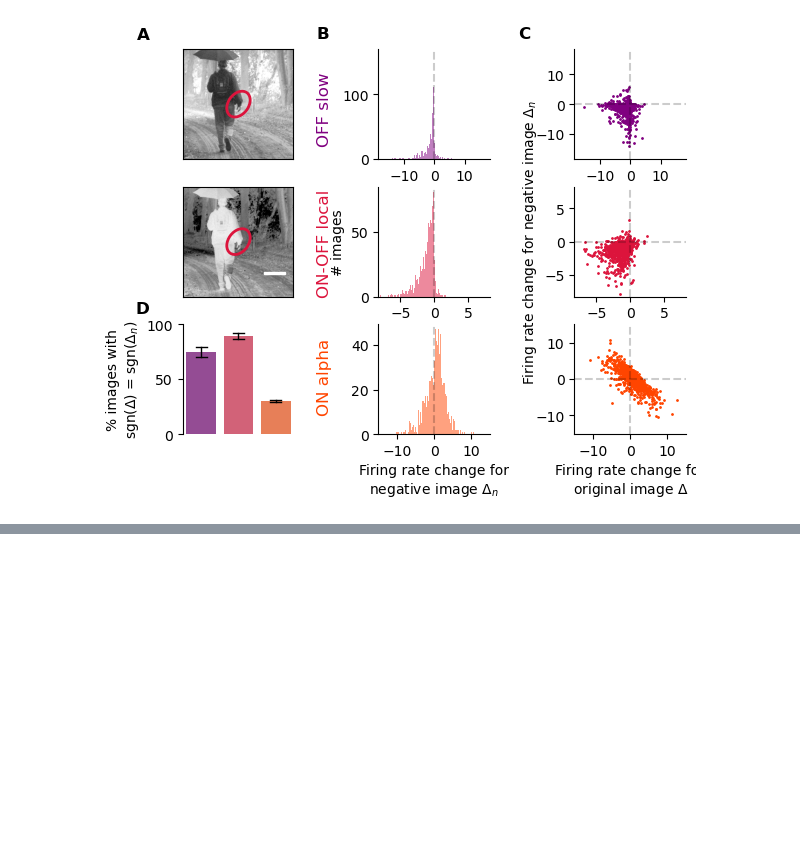
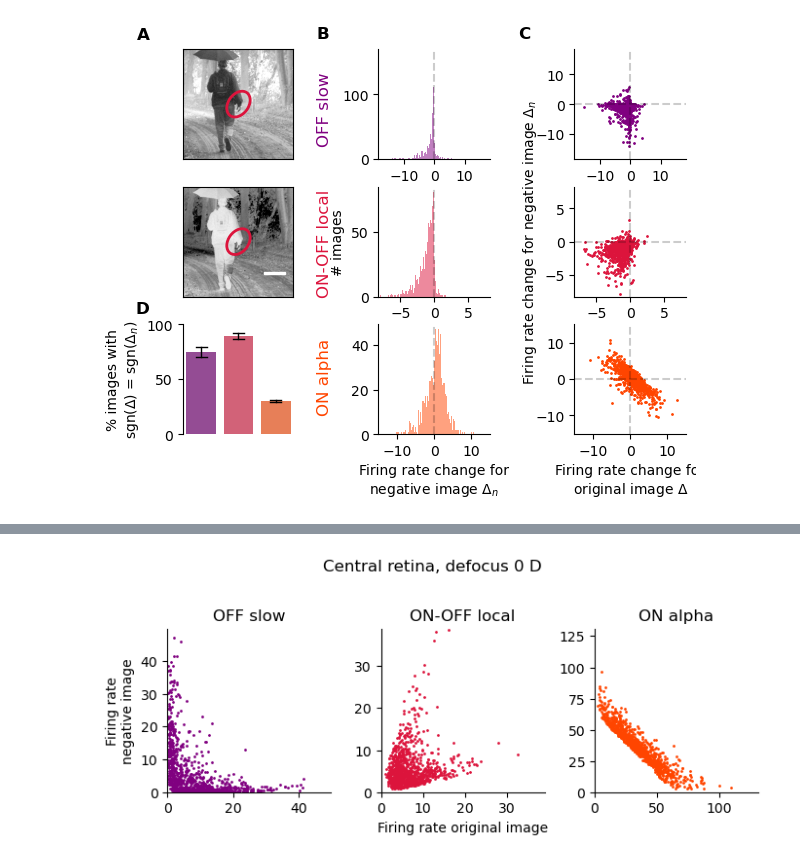
Before and after one commit to sagoethals/Defocus_detection_2024, a Jupyter notebook: Figure_4.ipynb, the cells around one changed output, grey strips where cells are left out. Drawn from its saved outputs; the diff is of its cells as text; code cells hidden in the pictures; blank space fills up the shorter version.

```diff
--- a/Figure_4.ipynb
+++ b/Figure_4.ipynb
@@ -1,5 +1,5 @@
 # %%
-rootF = 'D:/Data/Paper defocus/'
+rootF = 'D:/Data/Paper defocus/Defocus detection data/'
 # %%
 import os as os
 import sys
@@ -734,0 +737,86 @@ Example cell: 130
+# %%
+idx_ref = 4
+src = 0
+
+fig = figure(figsize=(7, 3))
+fig.suptitle('Central retina, defocus 0 D')
+gs = fig.add_gridspec(1, 3,)
+
+##### OFF slow, cluster 20
+print ('OFF slow')
+iExp = 2
+cell_nb = 20
+index = where(clusters_all_experiments[iExp] == cell_nb)[0][0]
+
+print (cell_nb)
+
+lim_min = amin(model_spike_counts_all_experiments[iExp][:, 0, idx_ref, src, index])
+lim_max = amax(model_spike_counts_all_experiments[iExp][:, 0, idx_ref, src, index])
+lim = 1.2*max(abs(lim_min), lim_max)
+
+### Scatter
+ax = fig.add_subplot(gs[0])
+ax.scatter(model_spike_counts_all_experiments[iExp][:, 0, idx_ref, src, index], \
+           model_spike_counts_all_experiments[iExp][:, 1, idx_ref, src, index],\
+            s=1, color = 'purple')
+ax.spines['top'].set_visible(False)
+ax.spines['right'].set_visible(False)
+ax.set_xlim(0, lim)
+ax.set_ylim(0, lim)
+ax.set_ylabel('Firing rate\nnegative image')
+ax.set_title('OFF slow')
+ax.set_aspect('equal')
+
+##### ON-OFF local
+print ('ON OFF local OS')
+iExp = 2
+cell_nb = 130
+index = where(clusters_all_experiments[iExp] == cell_nb)[0][0]
+print (cell_nb)
+
+lim_min = amin(model_spike_counts_all_experiments[iExp][:, 0, idx_ref, src, index])
+lim_max = amax(model_spike_counts_all_experiments[iExp][:, 0, idx_ref, src, index])
+lim = 1.2*max(abs(lim_min), lim_max)
+
+### Scatter
+ax = fig.add_subplot(gs[1])
+ax.scatter(model_spike_counts_all_experiments[iExp][:, 0, idx_ref, src, index], \
+           model_spike_counts_all_experiments[iExp][:, 1, idx_ref, src, index], s=1, color = 'crimson')
+ax.spines['top'].set_visible(False)
+ax.spines['right'].set_visible(False)
+ax.set_xlim(0, lim)
+ax.set_ylim(0, lim)
+ax.set_xlabel('Firing rate original image')
+ax.set_title('ON-OFF local')
+ax.set_aspect('equal')
+
+##### ON alpha, cluster 449
+print ('ON alpha')
+iExp = 2
+cell_nb = 435
+index = where(clusters_all_experiments[iExp] == cell_nb)[0][0]
+
+print (cell_nb)
+
+lim_min = amin(model_spike_counts_all_experiments[iExp][:, 0, idx_ref, src, index])
+lim_max = amax(model_spike_counts_all_experiments[iExp][:, 0, idx_ref, src, index])
+lim = 1.2*max(abs(lim_min), lim_max)
+
+### Scatter
+ax = fig.add_subplot(gs[2])
+ax.scatter(model_spike_counts_all_experiments[iExp][:, 0, idx_ref, src, index], \
+           model_spike_counts_all_experiments[iExp][:, 1, idx_ref, src, index], s=1, color = 'orangered')
+ax.spines['top'].set_visible(False)
+ax.spines['right'].set_visible(False)
+ax.set_xlim(0, lim)
+ax.set_ylim(0, lim)
+ax.set_title('ON alpha')
+ax.set_aspect('equal')
+
+tight_layout()
+
+### Save figure
+# fsave = '/home/sarah/Documents/Myopia/Documents/Papier defocus/figures/papier/'
+fsave = 'T:/Documents/Papier defocus/figures/papier/'
+# fig.savefig(fsave+'Supp_fig_Fig4_sharp_images.png', format='png', dpi=300)
+# %% [output]
@@ -734,0 +829 @@ Example cell: 130
+[figure, added]
```
Also changed, not shown: parts of 2 cells of this notebook, 2 other files.
